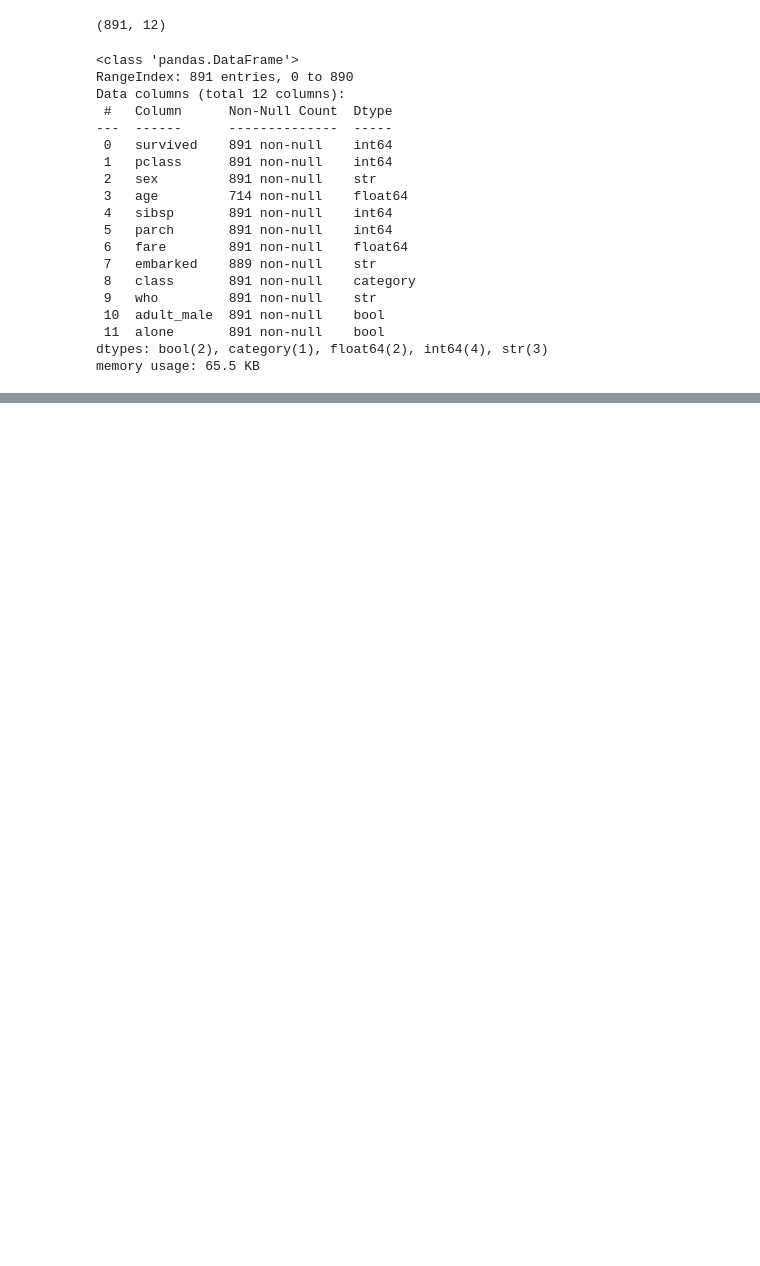
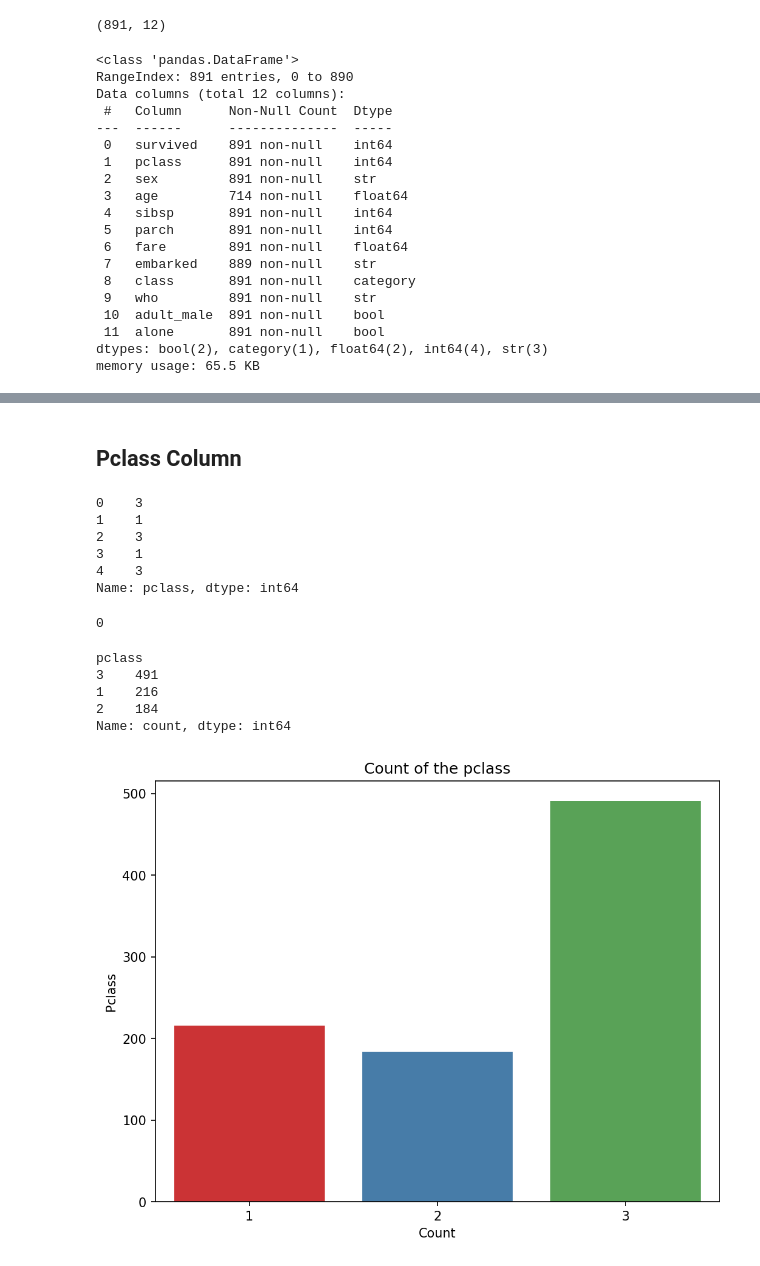
Before and after one commit to Jawad-Muzafar/EDA, a Jupyter notebook: Titanic/eda.ipynb, the cells around one changed output, grey strips where cells are left out. Cells and saved outputs as stored; diff of their text form; code cells hidden in the pictures; blank space fills up the shorter version.

```diff
--- a/Titanic/eda.ipynb
+++ b/Titanic/eda.ipynb
@@ -262,0 +202,32 @@ plt.show()
+# %% [markdown]
+## **Pclass Column**
+# %%
+df['pclass'].head()
+# %% [output]
+0    3
+1    1
+2    3
+3    1
+4    3
+Name: pclass, dtype: int64
+# %%
+df['pclass'].isnull().sum()
+# %% [output]
+0
+# %%
+df['pclass'].value_counts()
+# %% [output]
+pclass
+3    491
+1    216
+2    184
+Name: count, dtype: int64
+# %%
+plt.figure(figsize=(8,6),dpi=150)
+sns.countplot(data=df,x='pclass',palette='Set1')
+plt.title('Count of the pclass')
+plt.xlabel('Count')
+plt.ylabel('Pclass')
+plt.show()
+# %% [output]
+[figure, added]
```
Also changed, not shown: parts of 108 cells of this notebook, 1 other file.
